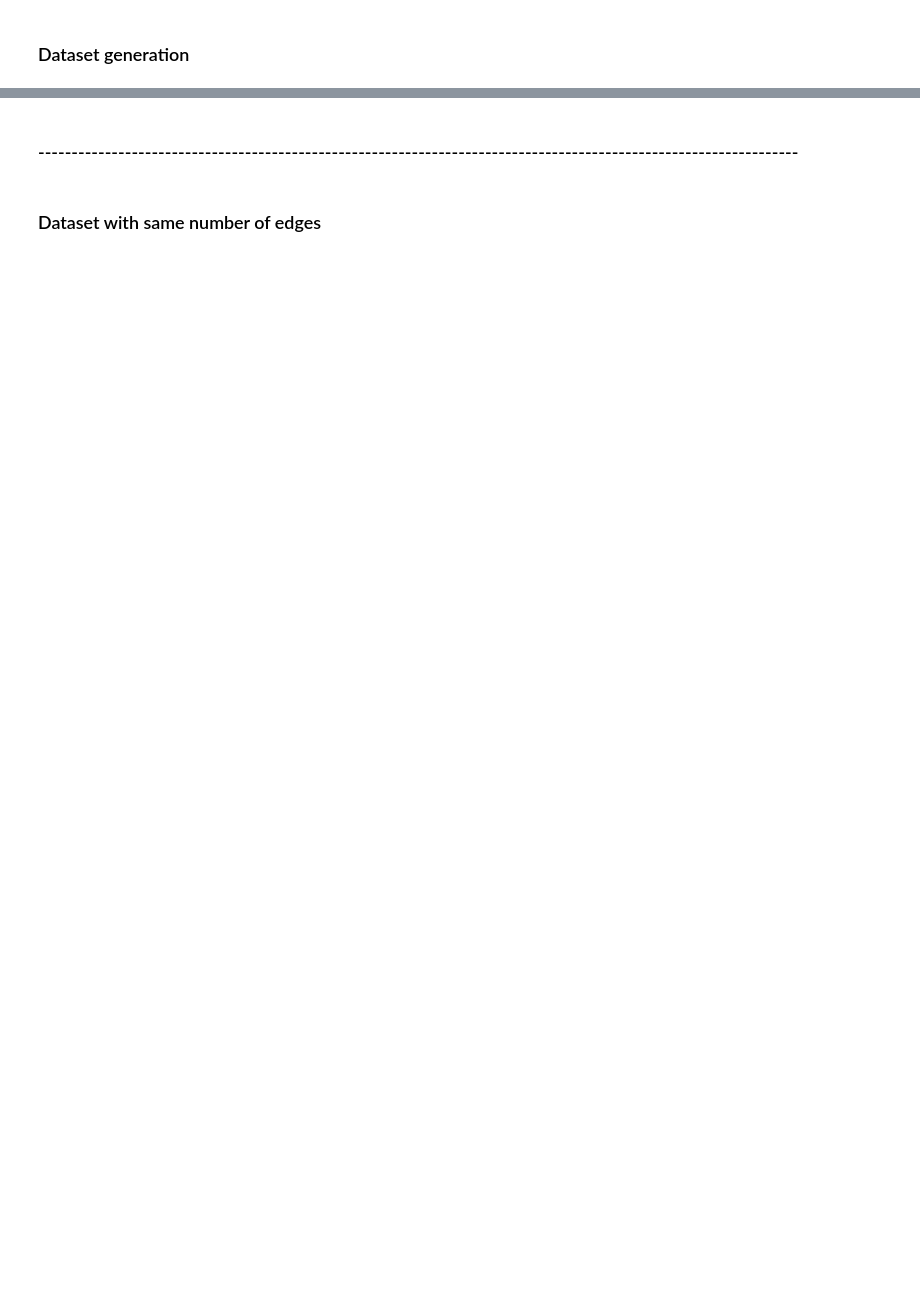
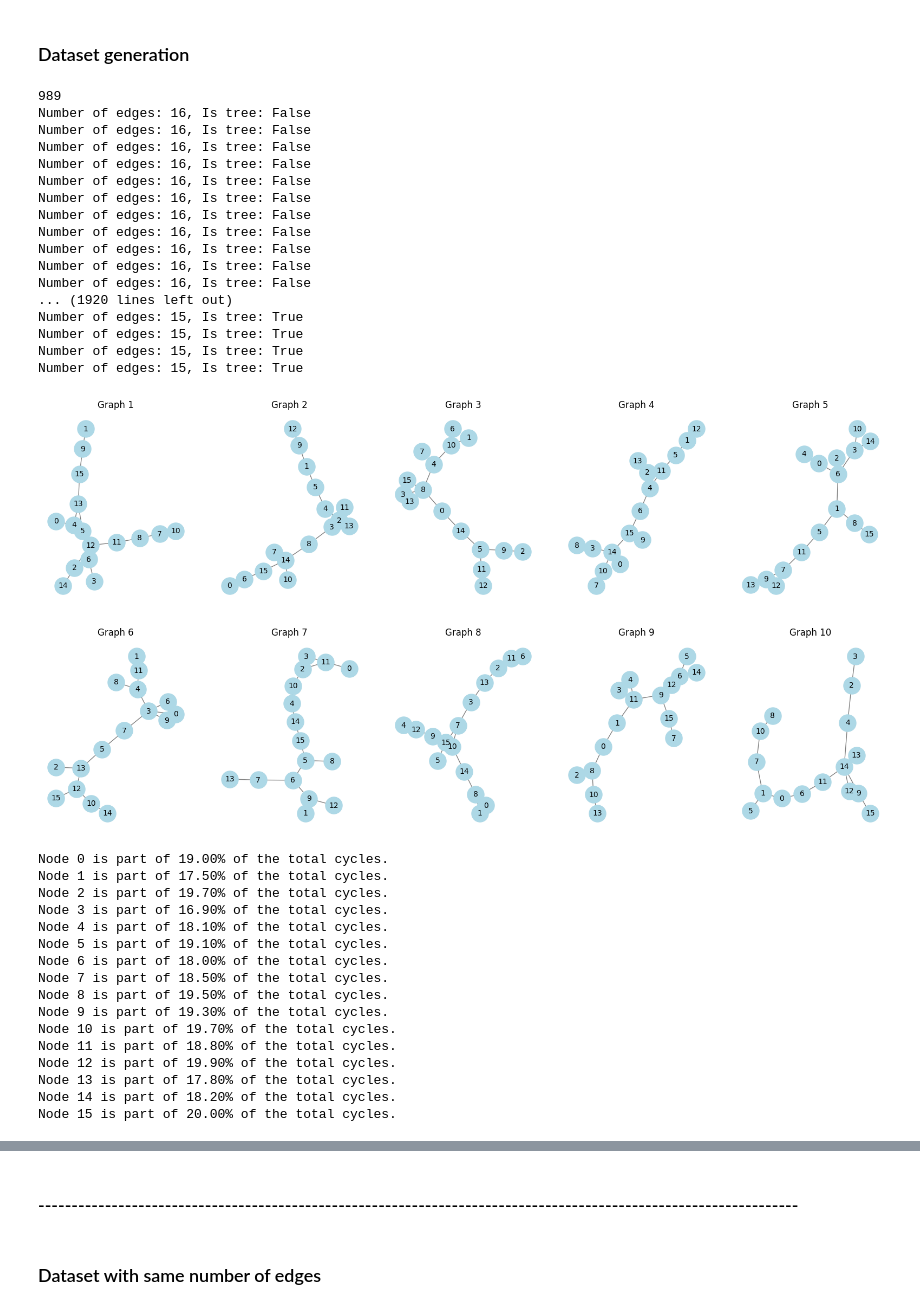
Before and after one commit to fmeza7/Proyecto-Graduacion-LICD, a Jupyter notebook: triangle_dataset/triangles.ipynb, the cells around one changed output, grey strips where cells are left out. Drawn from its saved outputs; the diff is of its cells as text; code cells hidden in the pictures; blank space fills up the shorter version.

```diff
--- a/triangle_dataset/triangles.ipynb
+++ b/triangle_dataset/triangles.ipynb
@@ -53,10 +53,10 @@ def generate_non_isomorphic_graphs(num_nodes, allow_cycles):
     graphs = []
     node_participation = defaultdict(int)
     if allow_cycles:
-        for _ in range(10000):  # Generate 1000 different graphs to ensure non-isomorphism
+        for _ in range(1000):  # Generate 1000 different graphs to ensure non-isomorphism
             graphs.append(generate_random_graph_with_one_triangle(num_nodes, node_participation))
     else:
-        for _ in range(10000):
+        for _ in range(1000):
             graphs.append(generate_random_tree(num_nodes))
 
     non_isomorphic_graphs = []
@@ -66,30 +66,65 @@ def generate_non_isomorphic_graphs(num_nodes, allow_cycles):
         # non_isomorphic_graphs.append(g)
     print(len(non_isomorphic_graphs))
     # Print the number of edges in each graph and which type of graph it is
     for g in non_isomorphic_graphs:
         print(f"Number of edges: {g.number_of_edges()}, Is tree: {nx.is_tree(g)}")
     return non_isomorphic_graphs, node_participation
 
 def plot_graphs(graphs, node_participation, num_nodes, allow_cycles):
     plt.figure(figsize=(20, 10))
     for i, g in enumerate(graphs[:10]):
         plt.subplot(2, 5, i + 1)
         nx.draw(g, with_labels=True, node_color='lightblue', edge_color='gray', node_size=500, font_size=10)
         plt.title(f'Graph {i + 1}')
     plt.show()
 
     if allow_cycles:
         total_cycles = sum(node_participation.values()) // 3  # Each cycle involves 3 nodes
         for node in range(num_nodes):
             percentage = (node_participation[node] / total_cycles) * 100
             print(f'Node {node} is part of {percentage:.2f}% of the total cycles.')
 
 # Example usage
 num_nodes = 16
 allow_cycles = True
 graphs_with_cycles, node_participation_with_cycles = generate_non_isomorphic_graphs(num_nodes, allow_cycles)
 allow_cycles = False
 graphs_without_cycles, node_participation_without_cycles = generate_non_isomorphic_graphs(num_nodes, allow_cycles)
 
 plot_graphs(graphs_with_cycles[-10:], node_participation_with_cycles, num_nodes, True)  # Plot the first 10 non-isomorphic graphs with cycles
 plot_graphs(graphs_without_cycles[-10:], node_participation_without_cycles, num_nodes, False)  # Plot the first 10 non-isomorphic graphs without cycles
+# %% [output]
+989
+Number of edges: 16, Is tree: False
+Number of edges: 16, Is tree: False
+Number of edges: 16, Is tree: False
+Number of edges: 16, Is tree: False
+Number of edges: 16, Is tree: False
+Number of edges: 16, Is tree: False
+Number of edges: 16, Is tree: False
+Number of edges: 16, Is tree: False
+Number of edges: 16, Is tree: False
+Number of edges: 16, Is tree: False
+Number of edges: 16, Is tree: False
+... (1920 lines left out)
+Number of edges: 15, Is tree: True
+Number of edges: 15, Is tree: True
+Number of edges: 15, Is tree: True
+Number of edges: 15, Is tree: True
+[figure, added]
+Node 0 is part of 19.00% of the total cycles.
+Node 1 is part of 17.50% of the total cycles.
+Node 2 is part of 19.70% of the total cycles.
+Node 3 is part of 16.90% of the total cycles.
+Node 4 is part of 18.10% of the total cycles.
+Node 5 is part of 19.10% of the total cycles.
+Node 6 is part of 18.00% of the total cycles.
+Node 7 is part of 18.50% of the total cycles.
+Node 8 is part of 19.50% of the total cycles.
+Node 9 is part of 19.30% of the total cycles.
+Node 10 is part of 19.70% of the total cycles.
+Node 11 is part of 18.80% of the total cycles.
+Node 12 is part of 19.90% of the total cycles.
+Node 13 is part of 17.80% of the total cycles.
+Node 14 is part of 18.20% of the total cycles.
+Node 15 is part of 20.00% of the total cycles.
```
Also changed, not shown: parts of 7 cells of this notebook, 1 other file.
